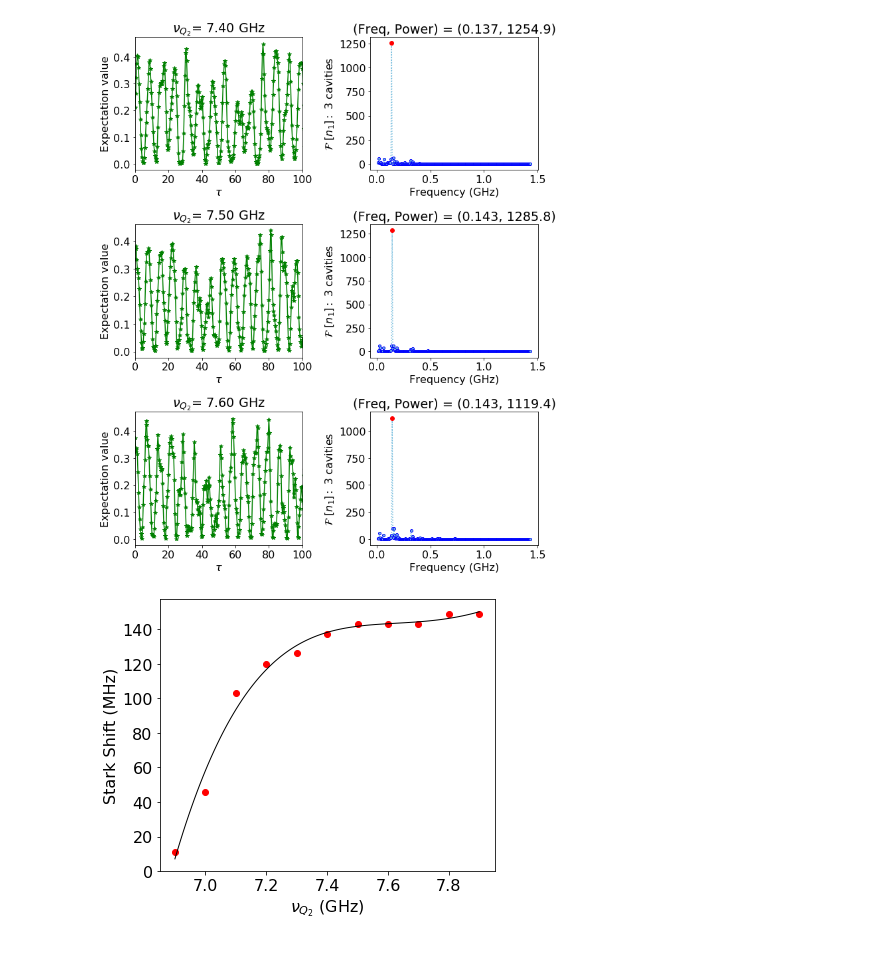
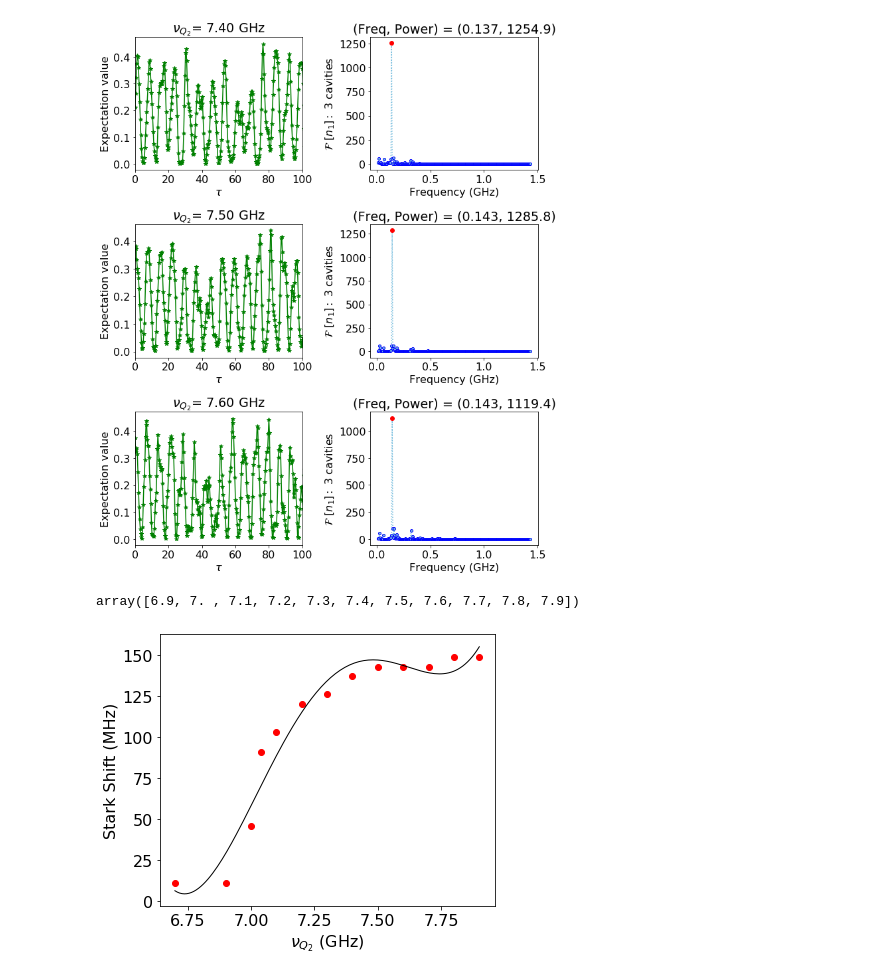
Before and after one commit to SoumyaShreeram/Qubit, a Jupyter notebook: Noteboooks/11. Measuring Stark Shift - Ramsey Experiment.ipynb, the cells around one changed output. Cells and saved outputs as stored; diff of their text form; code cells hidden in the pictures.

Commit message:
images & 11. updated

```diff
--- a/Noteboooks/11. Measuring Stark Shift - Ramsey Experiment.ipynb
+++ b/Noteboooks/11. Measuring Stark Shift - Ramsey Experiment.ipynb
@@ -564,16 +564,18 @@ fig.tight_layout()
 [figure]
 # %%
 # change name before run
-np.savetxt('7.4_7.6.csv', ramsey_fr_arr2D, delimiter=',')
+# np.savetxt('7.4_7.6.csv', ramsey_fr_arr2D, delimiter=',')
+# %% [output]
+array([6.9, 7. , 7.1, 7.2, 7.3, 7.4, 7.5, 7.6, 7.7, 7.8, 7.9])
 # %%
 # values obtained from compilation of different runs on different systems (y value is == peak_freq if all runs on same comp)
-stark_sft = [0.011, 0.046, 0.103, 0.120, 0.126, 0.137, 0.143, 0.143, 0.143, 0.149, 0.149]
-freq_vq2 = np.linspace(6.9, 7.9, len(stark_sft))
+stark_sft = [0.011, 0.011, 0.046, 0.091, 0.103, 0.120, 0.126, 0.137, 0.143, 0.143, 0.143, 0.149, 0.149]
+freq_vq2 = [6.7, 6.9, 7. , 7.04, 7.1, 7.2, 7.3, 7.4, 7.5, 7.6, 7.7, 7.8, 7.9]
 
 # plot
 fig, ax = plt.subplots(1, 1, figsize=(6, 5))
 ax.plot(freq_vq2, [i*1000 for i in stark_sft], 'ro')
 fitPoly(ax, freq_vq2, [i*1000 for i in stark_sft], 4)
 setXYlabel(ax, r'$\nu_{Q_2}$ (GHz)', 'Stark Shift (MHz)', False, '')
 # %% [output]
-[figure, old version]
+[figure, new version]
```
Also changed, not shown: 3 other files.
